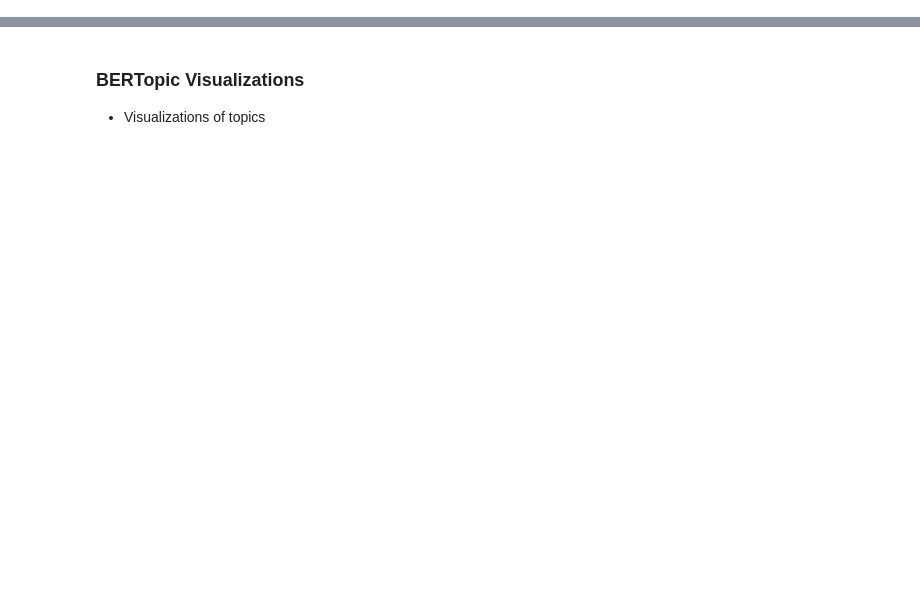
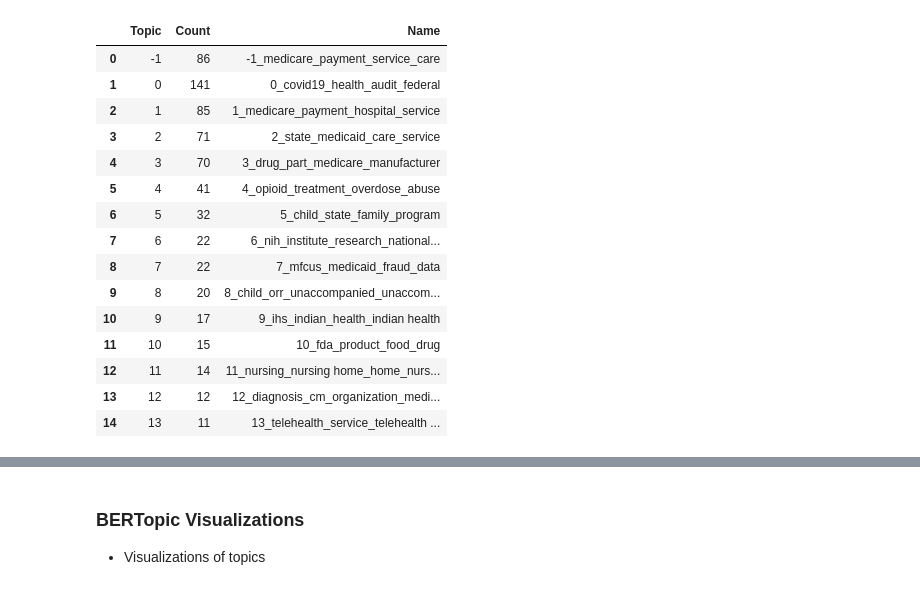
Before and after one commit to Colsai/scott_data606, a Jupyter notebook: topic_modeling/Topic_Modeling_Initial.ipynb, the cells around one changed output, grey strips where cells are left out. Cells and saved outputs as stored; diff of their text form; code cells hidden in the pictures; blank space fills up the shorter version.

```diff
--- a/topic_modeling/Topic_Modeling_Initial.ipynb
+++ b/topic_modeling/Topic_Modeling_Initial.ipynb
@@ -102,12 +110,12 @@ workplan_df.head()
 # %%
 ###########################
-# Data Cleaning           #
+# Text Cleaning           #
 ###########################
 from nltk.stem import RegexpStemmer
 
 stopwords = nltk.corpus.stopwords.words('english')
 
-#Add Stopwords (asp and amp were relics of links within the page)
+#Add Stopwords (Add additional stopwords that were high-frequency)
 stopwords.extend(['on',
                   'or',
                   'to',
@@ -119,22 +127,21 @@ stopwords.extend(['on',
                   'by',
                   's',])
 
-#Extend for more subject-based words
-stopwords.extend([
-                  'oig',
+#Extend for specific/frequent hhs-related words
+stopwords.extend(['oig',
                   'hhs',
                   'amp',
                   'asp'])
 
-###########################
-# Tokenize                #
-###########################
+##############################
+# Tokenize and Stemmer       #
+##############################
 #Set tokenizer as regex tokenizer to remove punctuation
-tokenizer = RegexpTokenizer(r'\w+')
+regex_tokenizer = RegexpTokenizer(r'\w+')
 
 wp_init_srs = [paragraph.lower() for paragraph in workplan_df["Summary"]]
 
-tokenized_sums = [[i for i in tokenizer.tokenize(sent) if i not in stopwords]
+tokenized_sums = [[i for i in regex_tokenizer.tokenize(sent) if i not in stopwords]
                   for sent in wp_init_srs]
 
 # Regex Stemmer (Other Stemmers didn't seem to work well)
@@ -352,0 +389,29 @@ False
+# %%
+#Bert Model- use countvectorizer, allow n-grams of size 1 or 2
+bert_model = BERTopic(vectorizer_model=vectorizer_model,
+                      top_n_words = 10,
+                      n_gram_range=(1, 2),
+                      language = 'english')
+
+#Fit/Transform Topics and Probabilities
+topics, probabilities = bert_model.fit_transform(docs)
+# %%
+#Display Topics
+bert_model.get_topic_info()
+# %% [output]
+|  | Topic | Count | Name |
+| 0 | -1 | 86 | -1_medicare_payment_service_care |
+| 1 | 0 | 141 | 0_covid19_health_audit_federal |
+| 2 | 1 | 85 | 1_medicare_payment_hospital_service |
+| 3 | 2 | 71 | 2_state_medicaid_care_service |
+| 4 | 3 | 70 | 3_drug_part_medicare_manufacturer |
+| 5 | 4 | 41 | 4_opioid_treatment_overdose_abuse |
+| 6 | 5 | 32 | 5_child_state_family_program |
+| 7 | 6 | 22 | 6_nih_institute_research_national... |
+| 8 | 7 | 22 | 7_mfcus_medicaid_fraud_data |
+| 9 | 8 | 20 | 8_child_orr_unaccompanied_unaccom... |
+| 10 | 9 | 17 | 9_ihs_indian_health_indian health |
+| 11 | 10 | 15 | 10_fda_product_food_drug |
+| 12 | 11 | 14 | 11_nursing_nursing home_home_nurs... |
+| 13 | 12 | 12 | 12_diagnosis_cm_organization_medi... |
+| 14 | 13 | 11 | 13_telehealth_service_telehealth ... |
```
Also changed, not shown: parts of 52 cells of this notebook.
